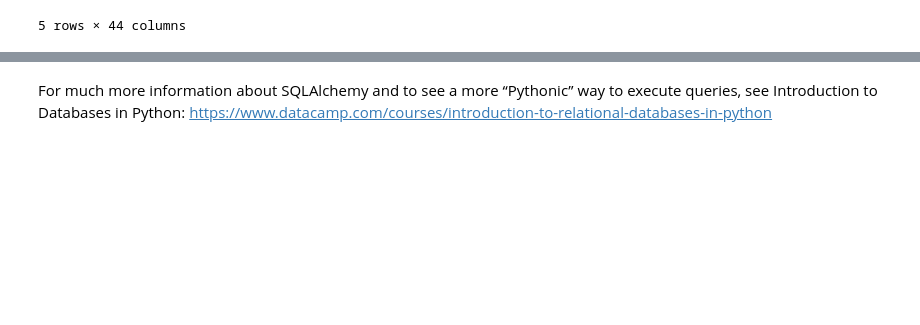
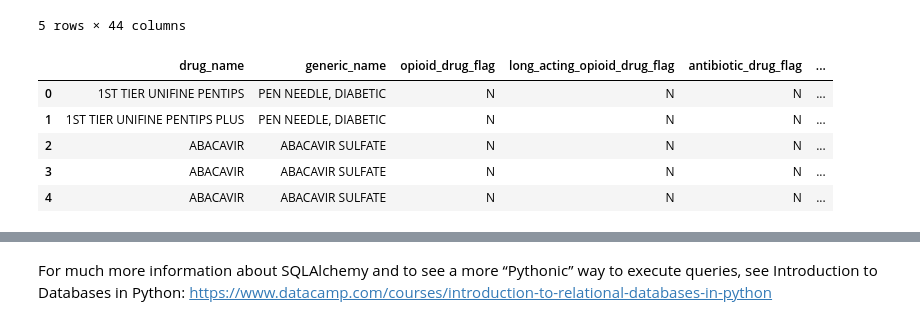
Before and after one commit to NSS-Data-Analytics-Cohort-12/prescribers-python-da12-v2-pandamore, a Jupyter notebook: notebooks/prescribers.ipynb, the cells around one changed output, grey strips where cells are left out. Drawn from its saved outputs; the diff is of its cells as text; code cells hidden in the pictures; blank space fills up the shorter version.

```diff
--- a/notebooks/prescribers.ipynb
+++ b/notebooks/prescribers.ipynb
@@ -197,3 +177,13 @@ combo_5_df_sorted.head()
 | 820911 | OXYCODONE HCL | OXYCODONE HCL | Y | N | N | ... |
 | 822808 | OXYCODONE HCL | OXYCODONE HCL | Y | N | N | ... |
 5 rows × 44 columns
+# %%
+top_comps = pd.merge(opioid, people, on = 'drug_name', how = 'left')
+top_comps.head()
+# %% [output]
+|  | drug_name | generic_name | opioid_drug_flag | long_acting_opioid_drug_flag | antibiotic_drug_flag | ... |
+| 0 | 1ST TIER UNIFINE PENTIPS | PEN NEEDLE, DIABETIC | N | N | N | ... |
+| 1 | 1ST TIER UNIFINE PENTIPS PLUS | PEN NEEDLE, DIABETIC | N | N | N | ... |
+| 2 | ABACAVIR | ABACAVIR SULFATE | N | N | N | ... |
+| 3 | ABACAVIR | ABACAVIR SULFATE | N | N | N | ... |
+| 4 | ABACAVIR | ABACAVIR SULFATE | N | N | N | ... |
```
Also changed, not shown: parts of 5 cells of this notebook.
